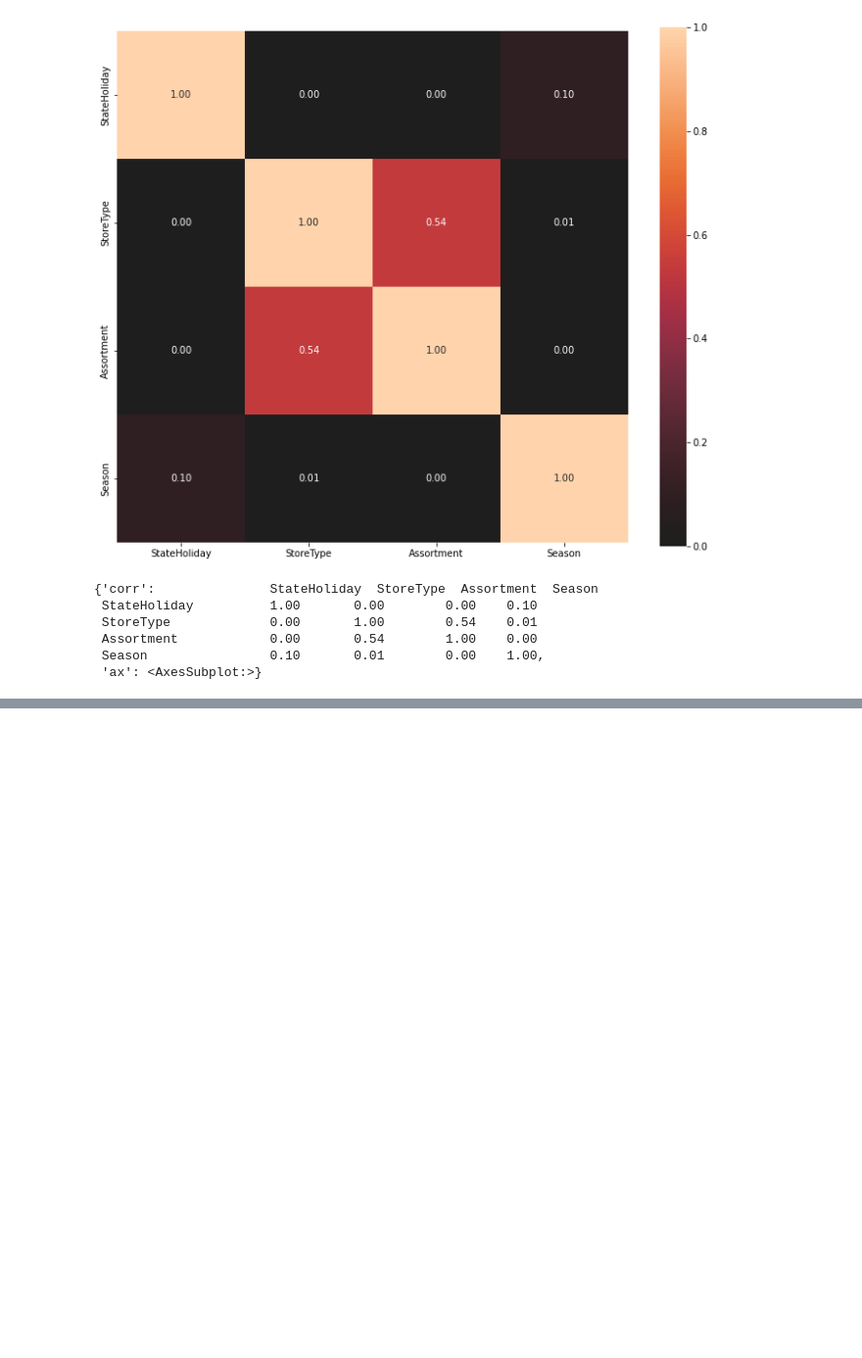
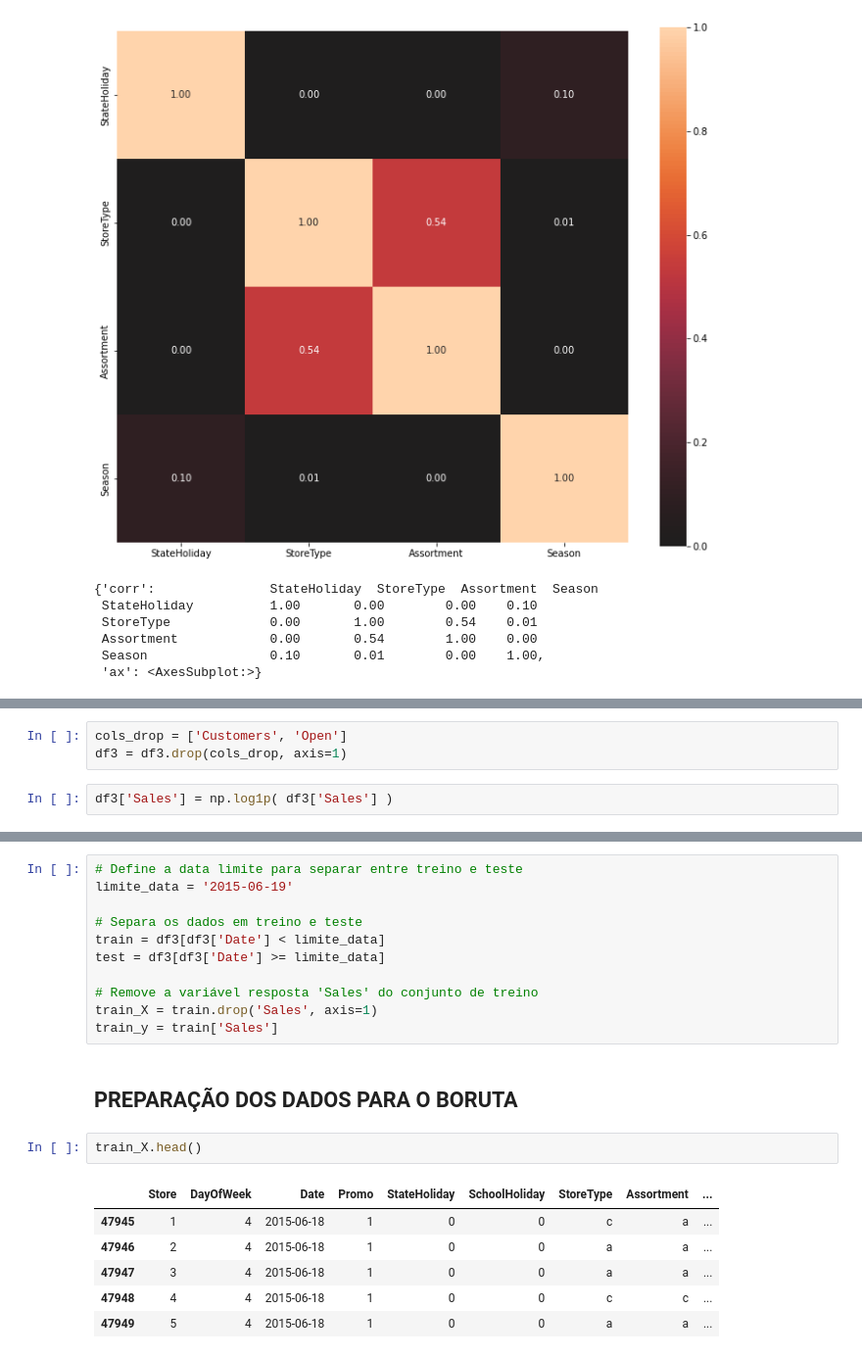
Before and after one commit to LidAlmeida/rossmann_prediction, a Jupyter notebook: notebooks/0.1-exploratory-data-analysis-rossmann.ipynb, the cells around one changed output, grey strips where cells are left out. Shown at 98% size. Drawn from its saved outputs; the diff is of its cells as text; blank space fills up the shorter version.

Commit message:
Implementing Boruta

```diff
--- a/notebooks/0.1-exploratory-data-analysis-rossmann.ipynb
+++ b/notebooks/0.1-exploratory-data-analysis-rossmann.ipynb
@@ -894,0 +966,5 @@ df3 = df2.copy()
+# %%
+cols_drop = ['Customers', 'Open']
+df3 = df3.drop(cols_drop, axis=1)
+# %%
+df3['Sales'] = np.log1p( df3['Sales'] )
@@ -920,0 +982,22 @@ Test Max Date: 2015-07-31 00:00:00
+# %%
+# Define a data limite para separar entre treino e teste
+limite_data = '2015-06-19'
+
+# Separa os dados em treino e teste
+train = df3[df3['Date'] < limite_data]
+test = df3[df3['Date'] >= limite_data]
+
+# Remove a variável resposta 'Sales' do conjunto de treino
+train_X = train.drop('Sales', axis=1)
+train_y = train['Sales']
+# %% [markdown]
+## PREPARAÇÃO DOS DADOS PARA O BORUTA
+# %%
+train_X.head()
+# %% [output]
+|  | Store | DayOfWeek | Date | Promo | StateHoliday | SchoolHoliday | StoreType | Assortment | ... |
+| 47945 | 1 | 4 | 2015-06-18 | 1 | 0 | 0 | c | a | ... |
+| 47946 | 2 | 4 | 2015-06-18 | 1 | 0 | 0 | a | a | ... |
+| 47947 | 3 | 4 | 2015-06-18 | 1 | 0 | 0 | a | a | ... |
+| 47948 | 4 | 4 | 2015-06-18 | 1 | 0 | 0 | c | c | ... |
+| 47949 | 5 | 4 | 2015-06-18 | 1 | 0 | 0 | a | a | ... |
```
Also changed, not shown: parts of 57 cells of this notebook, 1 other file.
